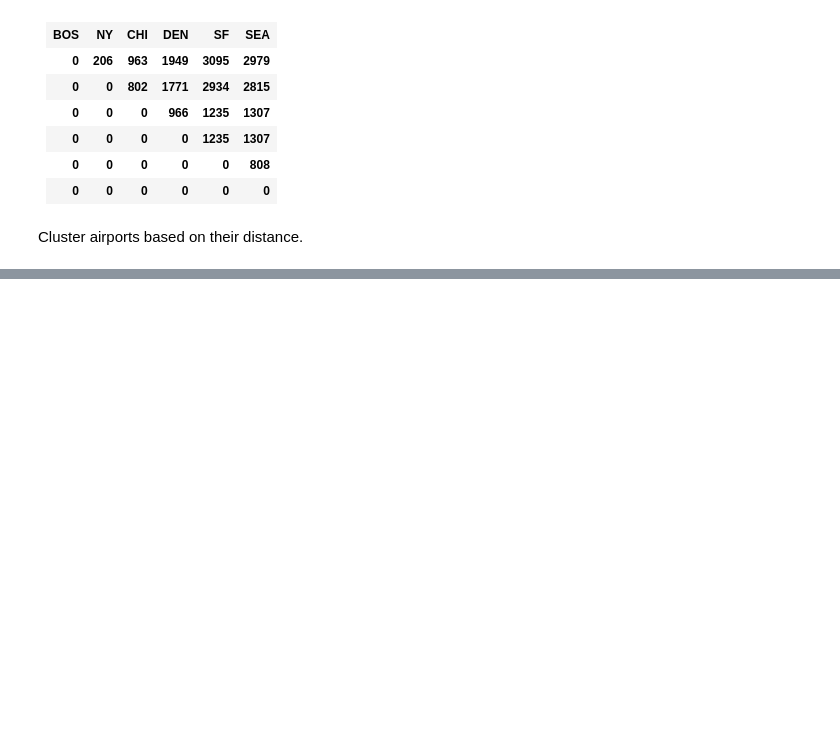
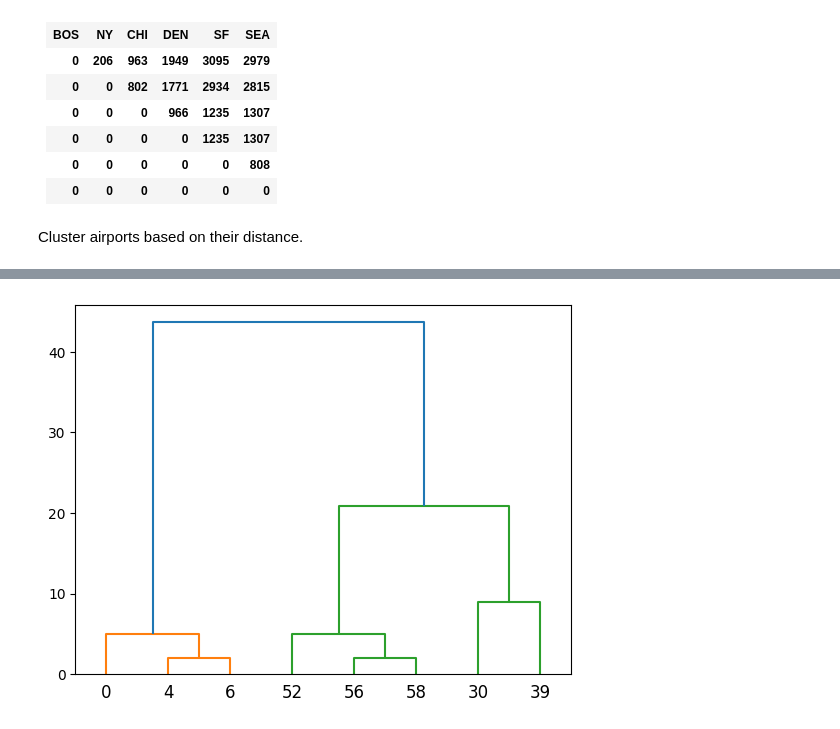
Before and after one commit to ndavido/Data_Analysis_Notes, a Jupyter notebook: clustering_early.ipynb, the cells around one changed output, grey strips where cells are left out. Drawn from its saved outputs; the diff is of its cells as text; code cells hidden in the pictures; blank space fills up the shorter version.

```diff
--- a/clustering_early.ipynb
+++ b/clustering_early.ipynb
@@ -86,0 +102,10 @@ Cluster airports based on their distance.
+# %%
+import numpy as np
+import matplotlib.pyplot as plt
+import scipy.cluster.hierarchy as sch
+
+data = [0, 4, 6, 30, 39, 52, 56, 58]
+Z = np.reshape(data, (len(data), 1))
+dendrogram = sch.dendrogram(sch.linkage(Z, method='average'), labels=data)
+# %% [output]
+[figure, added]
```
Also changed, not shown: parts of 19 cells of this notebook.
